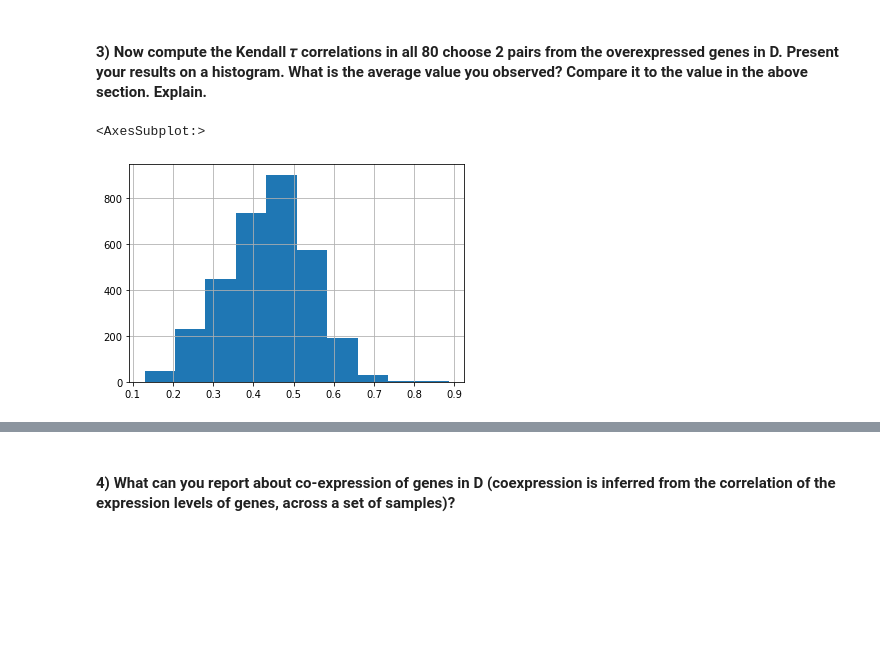
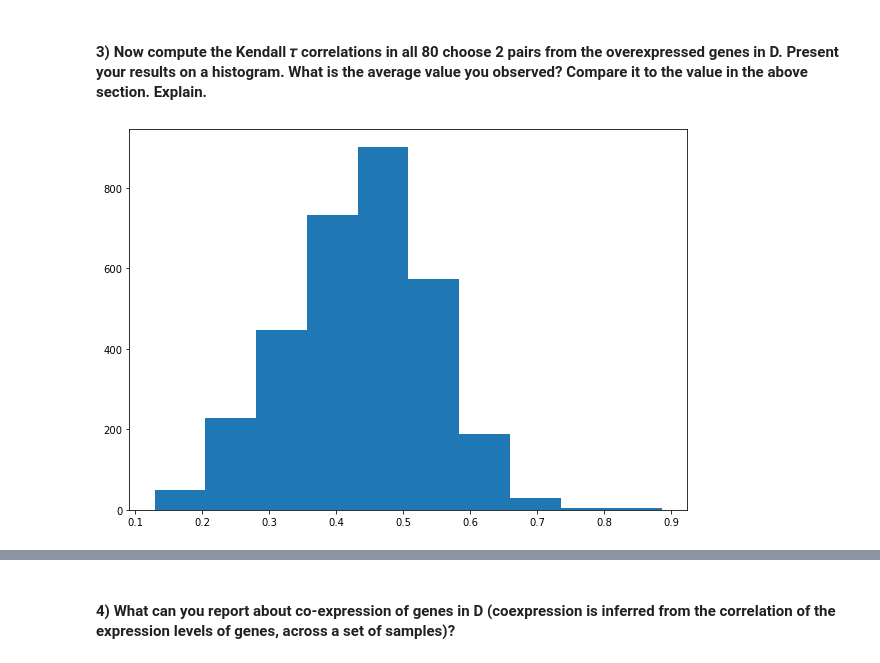
Before and after one commit to leeaz97/SatisticsIDC, a Jupyter notebook: HW4.ipynb, the cells around one changed output, grey strips where cells are left out. Drawn from its saved outputs; the diff is of its cells as text; code cells hidden in the pictures; blank space fills up the shorter version.

```diff
--- a/HW4.ipynb
+++ b/HW4.ipynb
@@ -322,6 +340,22 @@ triu_significant_over_D_kendall_corr_df = triu_significant_over_D_kendall_corr_d
-# %%
-triu_significant_over_D_kendall_corr_df['tau'].hist()
-# %% [output]
-<AxesSubplot:>
-[figure, removed]
+# %%
+from itertools import combinations
+def gen_pairs_kendall(df):
+    corrs = {}
+    genes = df.columns
+    # All possible pairs in List ,Using combinations()
+    gen_pairs = list(combinations(genes, 2))
+    for i in gen_pairs:
+        kndl = stats.kendalltau(df[i[0]], df[i[1]])
+        corrs[i] = (kndl[0], kndl[1]) # tau, p-value
+    return corrs
+# %%
+significant_over_D_pairs_kendall_corr_df = gen_pairs_kendall(D_df[significant_overexpressed.index])
+# %%
+overexpressed_tau = np.array([v[0] for k, v in significant_over_D_pairs_kendall_corr_df.items()])
+# %%
+fig = plt.figure(figsize =(10, 7))
+plt.hist(overexpressed_tau)
+plt.show()
+# %% [output]
+[figure, added]
 # %%
```
Also changed, not shown: parts of 21 cells of this notebook.
